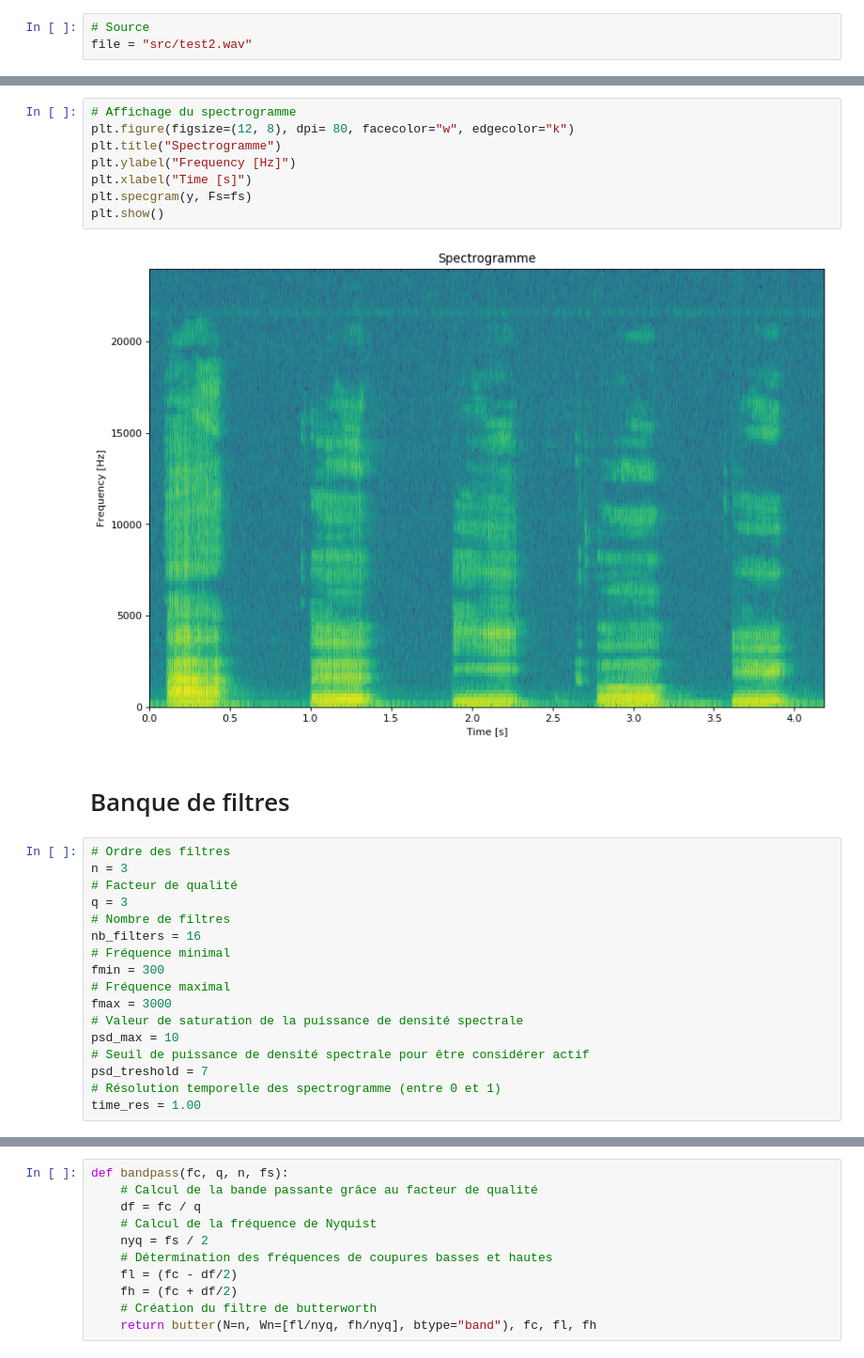
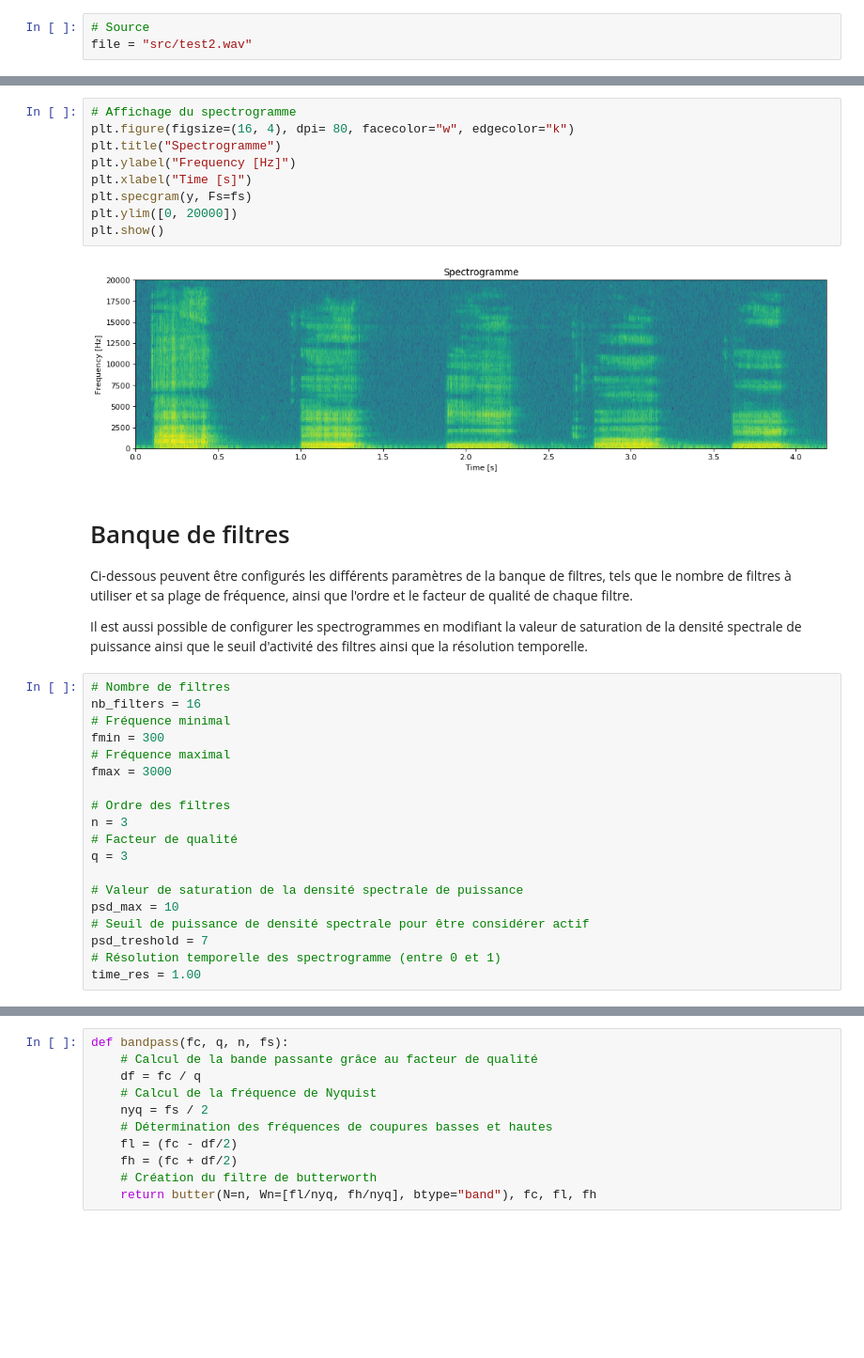
Before and after one commit to lowlighter/sound, a Jupyter notebook: Projet M1.ipynb, the cells around one changed output, grey strips where cells are left out. Shown at 94% size. Drawn from its saved outputs; the diff is of its cells as text; blank space fills up the shorter version.

```diff
--- a/Projet M1.ipynb
+++ b/Projet M1.ipynb
@@ -52,27 +54,34 @@ plt.show()
 # %%
 # Affichage du spectrogramme
-plt.figure(figsize=(12, 8), dpi= 80, facecolor="w", edgecolor="k")
+plt.figure(figsize=(16, 4), dpi= 80, facecolor="w", edgecolor="k")
 plt.title("Spectrogramme")
 plt.ylabel("Frequency [Hz]")
 plt.xlabel("Time [s]")
 plt.specgram(y, Fs=fs)
+plt.ylim([0, 20000])
 plt.show()
 # %% [output]
-[figure, old version]
+[figure, new version]
-# %% [markdown]
-# Banque de filtres
+# %% [markdown]
+# Banque de filtres
+
+Ci-dessous peuvent être configurés les différents paramètres de la banque de filtres, tels que le nombre de filtres à utiliser et sa plage de fréquence, ainsi que l'ordre et le facteur de qualité de chaque filtre.
+
+Il est aussi possible de configurer les spectrogrammes en modifiant la valeur de saturation de la densité spectrale de puissance ainsi que le seuil d'activité des filtres ainsi que la résolution temporelle.
 # %%
-# Ordre des filtres
-n = 3
-# Facteur de qualité
-q = 3
 # Nombre de filtres
 nb_filters = 16
 # Fréquence minimal
 fmin = 300
 # Fréquence maximal
 fmax = 3000
-# Valeur de saturation de la puissance de densité spectrale
+
+# Ordre des filtres
+n = 3
+# Facteur de qualité
+q = 3
+
+# Valeur de saturation de la densité spectrale de puissance
 psd_max = 10
 # Seuil de puissance de densité spectrale pour être considérer actif
 psd_treshold = 7
```
Also changed, not shown: parts of 16 cells of this notebook.
